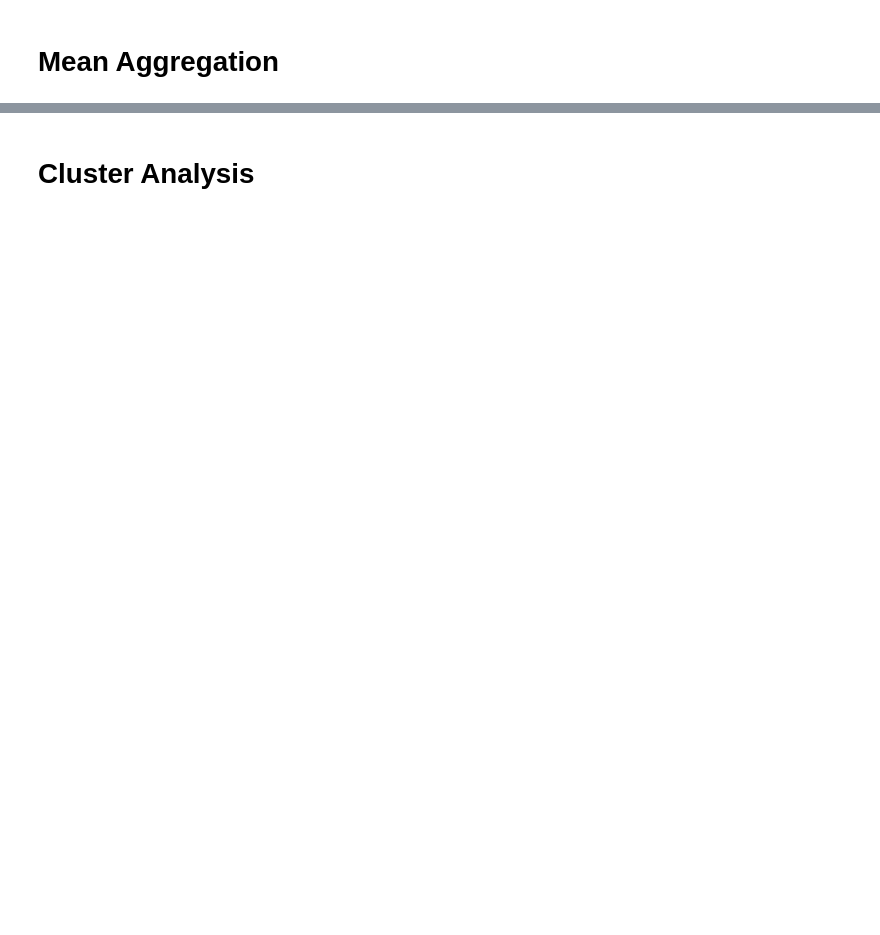
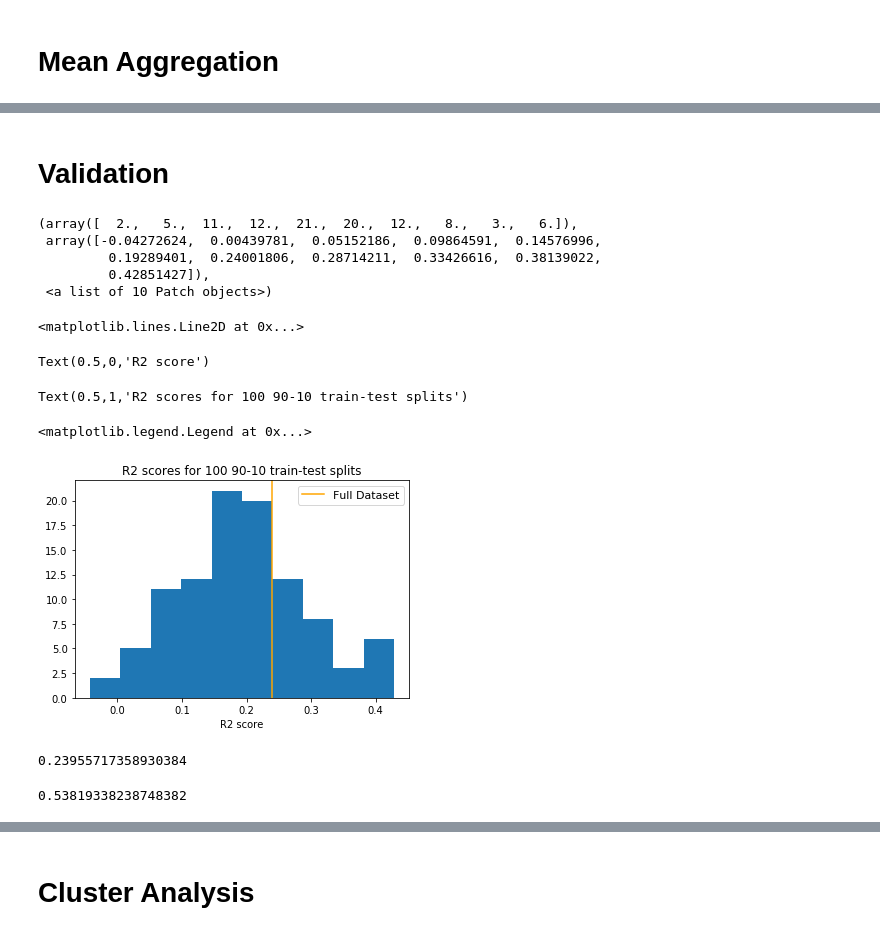
Before and after one commit to georgehelman/genra, a Jupyter notebook: notebooks/rax/rax-genra-toxref.ipynb, the cells around one changed output, grey strips where cells are left out. Saved outputs shown, nothing was run; the diff lists cells and outputs as text; code cells hidden in the pictures; blank space fills up the shorter version.

```diff
--- a/notebooks/rax/rax-genra-toxref.ipynb
+++ b/notebooks/rax/rax-genra-toxref.ipynb
@@ -561,0 +356,9 @@ plt.show()
+# %%
+k=10
+av_sims={}
+for sid,group in loael_neighbors_mean.groupby('target_sid'):
+    av_sim=group.iloc[0:2]['jaccard'].mean()
+    av_sims[sid]=av_sim
+loael_accuracy=loael_predictions_mean.copy()
+loael_accuracy['systemic_accuracy']=abs(loael_accuracy['systemic']-loael_accuracy['systemic_p'])
+loael_accuracy['av_sim']=loael_accuracy.index.map(av_sims)
@@ -561,0 +515,46 @@ plt.show()
+# %% [markdown]
+<h1>Validation</h1>
+# %%
+def genra_predict(ndf,tdf,category,k,s):
+    predictions={}
+    for sid,group in ndf.groupby(['target_sid']):
+        predictions[sid]=wtavg(group,category,k,s)
+    prediction_df=pd.DataFrame(predictions.values(),index=predictions.keys(),columns=[category+'_p'])
+    prediction_df=prediction_df.merge(tdf,right_index=True,left_index=True)
+    prediction_df=prediction_df[[category,category+'_p']]
+    return prediction_df
+# %%
+sids=loael_neighbors['target_sid'].unique()
+# %%
+from sklearn.model_selection import train_test_split
+i=0
+r2s=[]
+while i<100:
+    train,test=train_test_split(sids,test_size=.1)
+    test_neighbors=loael_neighbors[(loael_neighbors['neighbor_sid'].isin(train)) & (loael_neighbors['target_sid'].isin(test))]
+    k=10
+    s=.05
+    category='systemic'
+    tts_predictions=plot_worthy(genra_predict(test_neighbors,loael_agg,category,k,s))
+    r2s.append(r2_score(tts_predictions[category],tts_predictions[category+'_p']))
+    i+=1
+# %%
+plt.hist(r2s)
+plt.axvline(x=.24,color='orange',label='Full Dataset')
+plt.xlabel('R2 score')
+plt.title('R2 scores for 100 90-10 train-test splits')
+plt.savefig(FIG_DIR+'r2hist')
+plt.legend(loc='best',fontsize=11)
+plt.savefig(FIG_DIR+'r2hist')
+plt.show()
+# %% [output]
+(array([  2.,   5.,  11.,  12.,  21.,  20.,  12.,   8.,   3.,   6.]),
+ array([-0.04272624,  0.00439781,  0.05152186,  0.09864591,  0.14576996,
+         0.19289401,  0.24001806,  0.28714211,  0.33426616,  0.38139022,
+         0.42851427]),
+ <a list of 10 Patch objects>)
+<matplotlib.lines.Line2D at 0x...>
+Text(0.5,0,'R2 score')
+Text(0.5,1,'R2 scores for 100 90-10 train-test splits')
+<matplotlib.legend.Legend at 0x...>
+[figure, added]
@@ -561,0 +584,8 @@ plt.show()
+# %%
+df=plot_worthy(loael_predictions_mean[['systemic','systemic_p']])
+# %% [output]
+0.23955717358930384
+# %%
+max(test_r2s)
+# %% [output]
+0.53819338238748382
```
Also changed, not shown: parts of 166 cells of this notebook, 4 other files.
